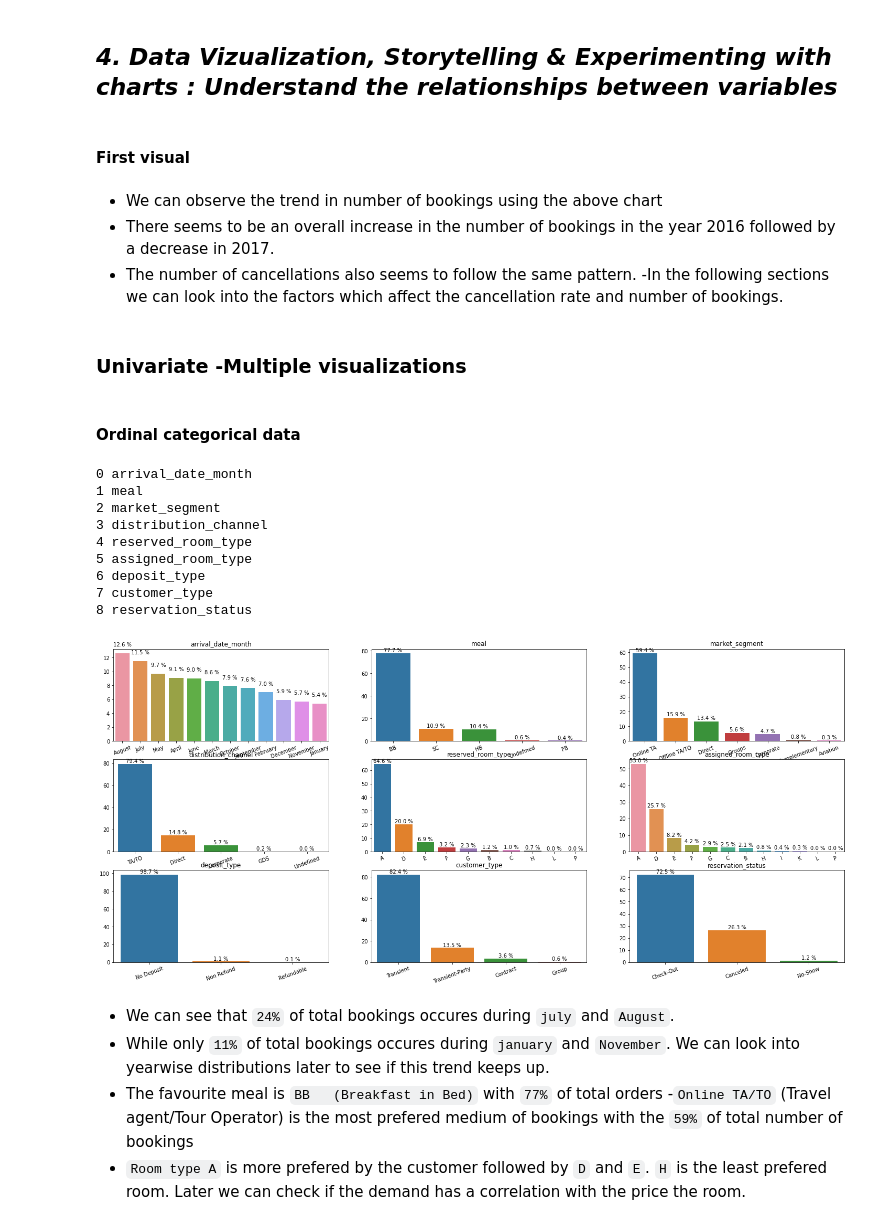
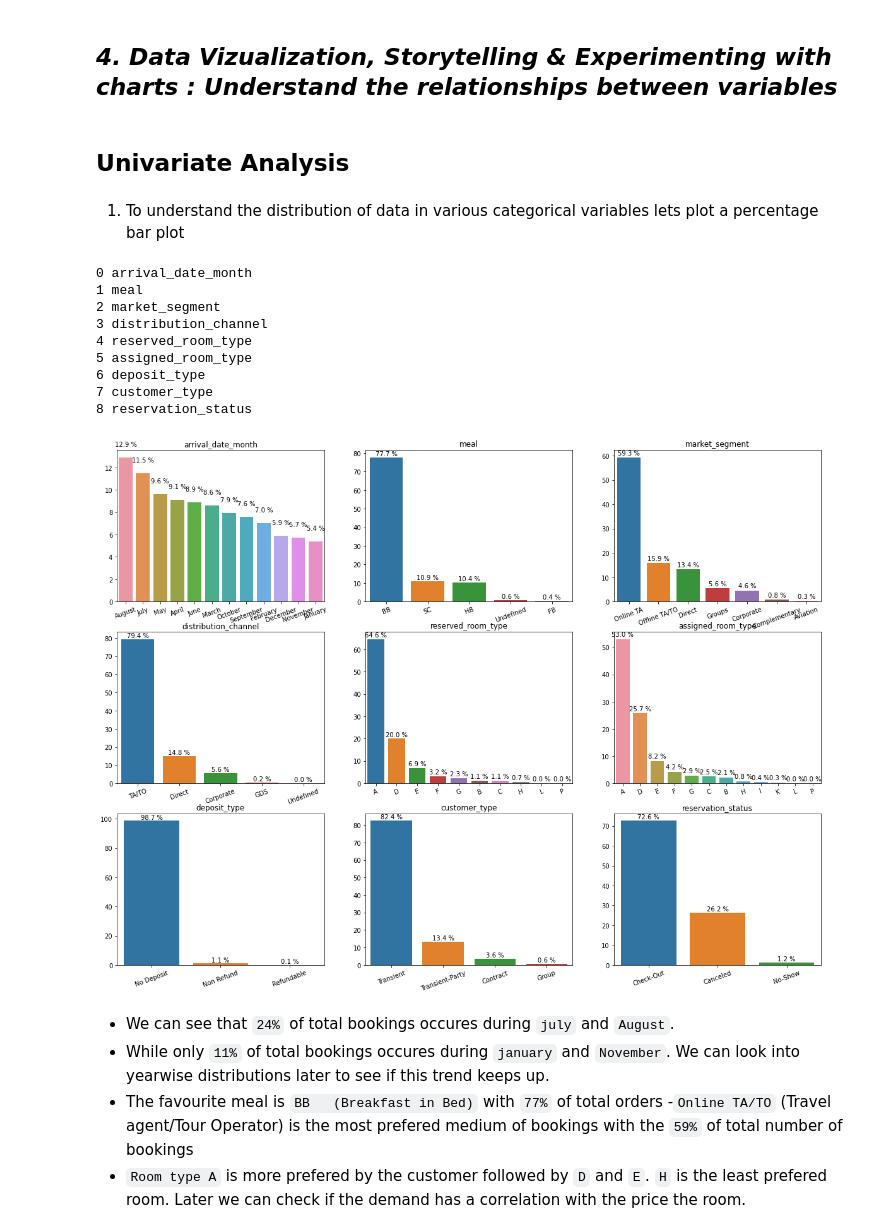
Before and after one commit to pvanand07/EDA-Hotel-Booking-Python, a Jupyter notebook: EDA_Hotel_Booking_Analysis_Almabetter.ipynb, the cells around one changed output. Saved outputs shown, nothing was run; the diff lists cells and outputs as text; code cells hidden in the pictures.

```diff
--- a/EDA_Hotel_Booking_Analysis_Almabetter.ipynb
+++ b/EDA_Hotel_Booking_Analysis_Almabetter.ipynb
@@ -171,7 +171,7 @@ len(dataset[dataset.duplicated()])/dataset.shape[0]
 ## Define DF
 # %%
 # Dropping Duplicate Values
-df = dataset.drop_duplicates()
+df = dataset.drop_duplicates().reset_index(drop = True)
 df.shape
 # %% [output]
 (87396, 32)
@@ -206,8 +206,8 @@ df_nan_perc = df.isna().sum().sort_values(ascending = False)*100/len(df)
 df_nan_perc = df_nan_perc[df_nan_perc!=0].round(3)
 df_nan_perc.plot.bar()
 # Adding text on top of bars
-for x in range(len(df_nan_perc)):
-  plt.text(x,df_nan_perc[x]+1,df_nan_perc[x], ha ='center')
+for idx,y in enumerate(df_nan_perc):
+    plt.text(idx,y+1,y, ha ='center')
 # %% [output]
 [figure]
 # %% [markdown]
@@ -218,7 +218,7 @@ for x in range(len(df_nan_perc)):
 ## Define DF_1
 # %%
 #Droping missing values
-df_1 =   df.drop(['company','agent'],axis = 1).dropna()
+df_1 =   df.drop(['company','agent'],axis = 1).dropna().reset_index(drop = True)
 print('Shape of the dataset before cleaning :',dataset.shape)
 print('Shape of the dataset after cleaning :',df_1.shape)
 # %% [output]
@@ -401,5 +387,5 @@ plt.show()
 # %% [markdown]
 #### Define DF_2
 # %%
-df_2=df_1[(df_1['reservation_status_date']>pd.Timestamp('2015-05-01'))&((df_1['reservation_status_date']<pd.Timestamp('2017-09-01')))]
+df_2=df_1[(df_1['reservation_status_date']>pd.Timestamp('2015-05-01'))&((df_1['reservation_status_date']<pd.Timestamp('2017-09-14')))].reset_index(drop = True)
 # %%
@@ -422,56 +409,49 @@ plt.show()
 Answer Here.
 # %% [markdown]
 ## ***4. Data Vizualization, Storytelling & Experimenting with charts : Understand the relationships between variables***
-# %% [markdown]
-#### First visual
-# %% [markdown]
-- We can observe the trend in number of bookings using the above chart
-- There seems to be an overall increase in the number of bookings in the year 2016 followed by a decrease in 2017.
-- The number of cancellations also seems to follow the same pattern.
--In the following sections we can look into the factors which affect the cancellation rate and number of bookings.
 # %% [markdown]
-### Univariate -Multiple visualizations
+## **Univariate Analysis**
-# %% [markdown]
-#### Ordinal categorical data
+# %% [markdown]
+1. To understand the distribution of data in various categorical variables lets plot a percentage bar plot
 # %%
+#let's try to plot all the non numerical categorical columns. First let's remove columns
+#having too many categories, also the 'hotel' column to analyze later.
 cat_columns = df_2.select_dtypes(exclude=['int', 'float']).columns
-#let's try to plot all the non numerical categorical columns. First let's remove columns
-#having too many categories, also the 'hotel' column since we plotted it before.
 cat_columns =list(cat_columns)
 cat_columns.remove('reservation_status_date')
 cat_columns.remove('country')
 cat_columns.remove('hotel')
 cat_columns
 
 # set a larger figure size for subplots
-plt.figure(figsize = [25  , 42])
+plt.figure(figsize = [20  , 15])
 for i,x in enumerate(cat_columns):
   print(i,x)
-  # 11 row, 3 cols, subplot i+1 since subplot starts from 1
-  plt.subplot(11, 3,i+1)
+  # 3 row, 3 cols, subplot i+1 since subplot starts from 1
+  plt.subplot(3, 3,i+1)
   # Get the value counts of the x column
   counts = (df_2[x].value_counts()*100/len(df_2)).round(1)
 
   # Create a barplot using the value counts
   sns.barplot(x=counts.index, y=counts.values, order = counts.index )
   plt.title(str(x))
   plt.xticks(rotation = 20)
   #plt.xlabel(str(x))
   for idx,y in enumerate(counts.values):
     plt.text(idx,y+1,'{} %'.format(y), ha ='center')
     #
 plt.show()
 # %% [output]
 0 arrival_date_month
 1 meal
 2 market_segment
 3 distribution_channel
 4 reserved_room_type
 5 assigned_room_type
 6 deposit_type
 7 customer_type
 8 reservation_status
-[figure, old version]
+[figure, new version]
 # %% [markdown]
 - We can see that `24%` of total bookings occures during `july` and `August`.
 - While only `11%` of total bookings occures during `january` and `November`.
```
Also changed, not shown: parts of 94 cells of this notebook.
